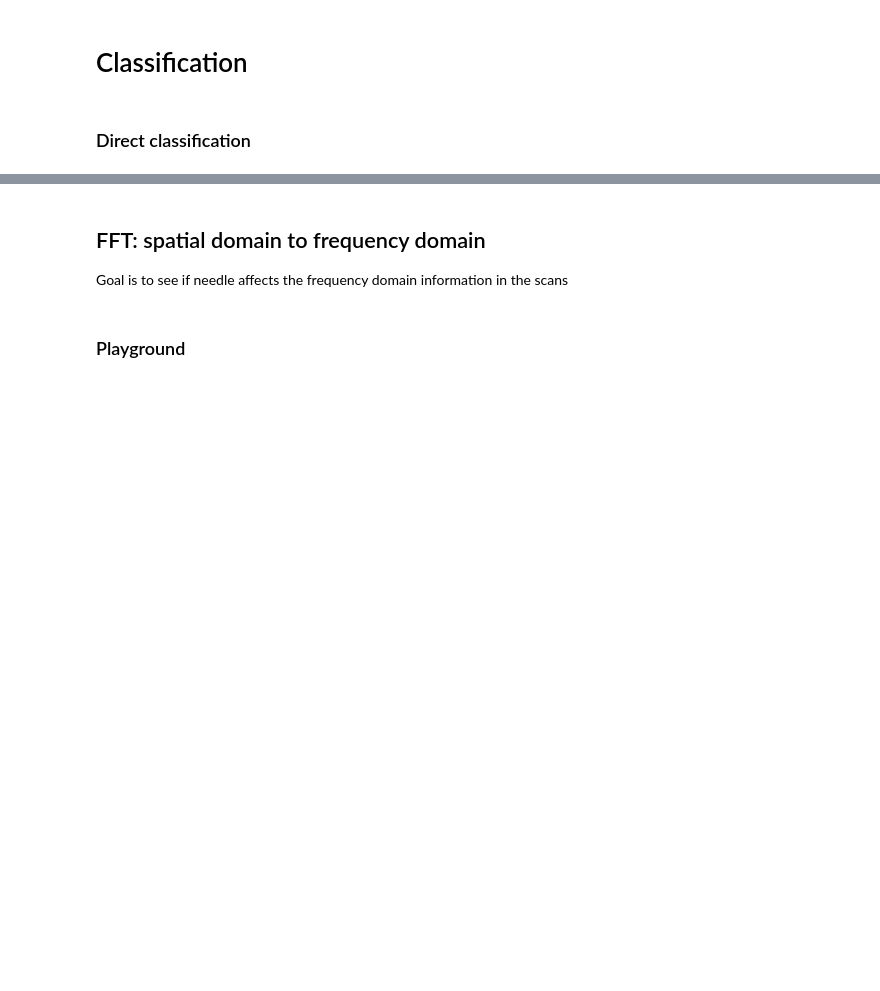
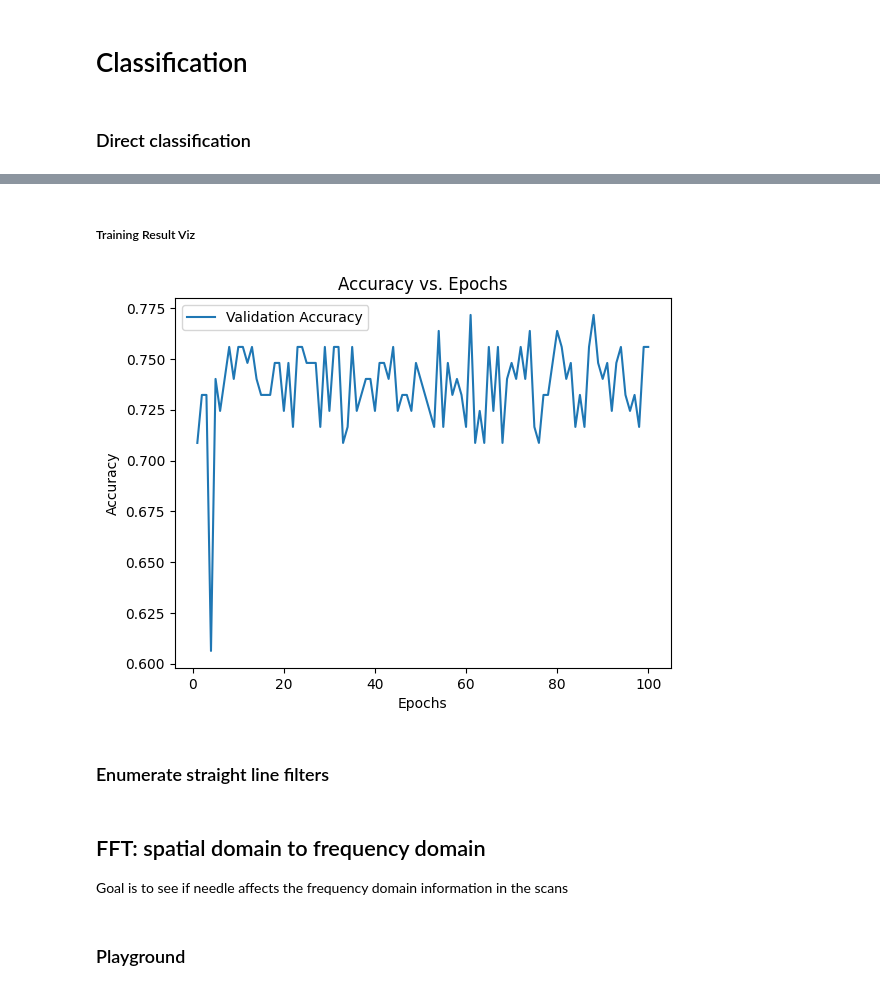
Before and after one commit to ChenshuLiu/BE224B-Final-Project, a Jupyter notebook: BE224B_Final_Project.ipynb, the cells around one changed output, grey strips where cells are left out. Saved outputs shown, nothing was run; the diff lists cells and outputs as text; code cells hidden in the pictures; blank space fills up the shorter version.

```diff
--- a/BE224B_Final_Project.ipynb
+++ b/BE224B_Final_Project.ipynb
@@ -151,3 +357,28 @@ Test set size: 127
+# %% [markdown]
+##### Training Result Viz
+# %%
+from matplotlib import pyplot as plt
+
+# Create a list of epochs for the x-axis
+epochs = range(1, len(val_accuracy) + 1)
+
+# Plot the validation accuracy
+plt.plot(epochs, val_accuracy, label='Validation Accuracy')
+
+# Set the labels and title of the plot
+plt.xlabel('Epochs')
+plt.ylabel('Accuracy')
+plt.title('Accuracy vs. Epochs')
+
+# Add a legend to the plot
+plt.legend()
+
+# Show the plot
+plt.show()
+# %% [output]
+[figure, added]
+# %% [markdown]
+### Enumerate straight line filters
 # %% [markdown]
 ## FFT: spatial domain to frequency domain
 Goal is to see if needle affects the frequency domain information in the scans
```
Also changed, not shown: parts of 13 cells of this notebook.
